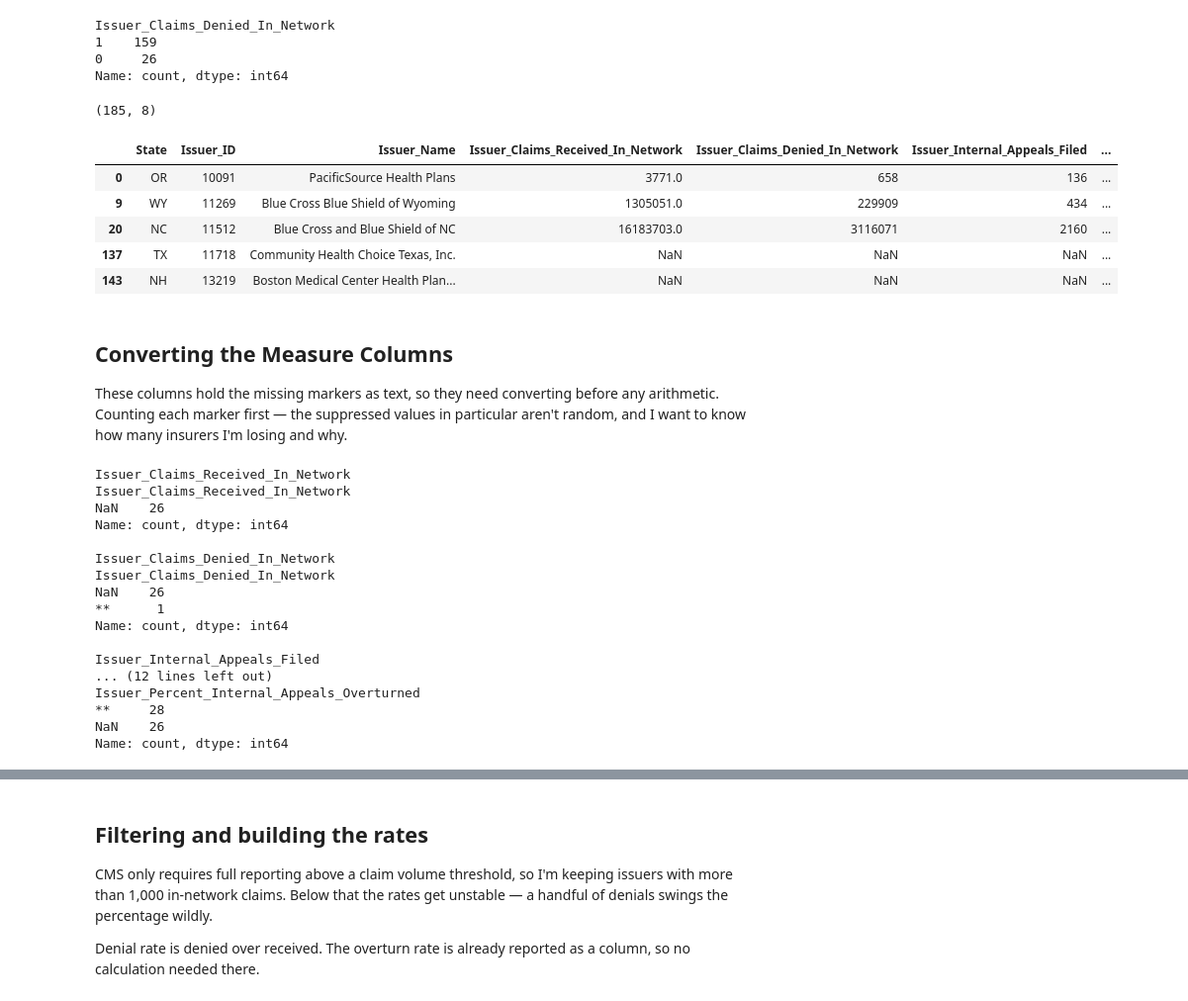
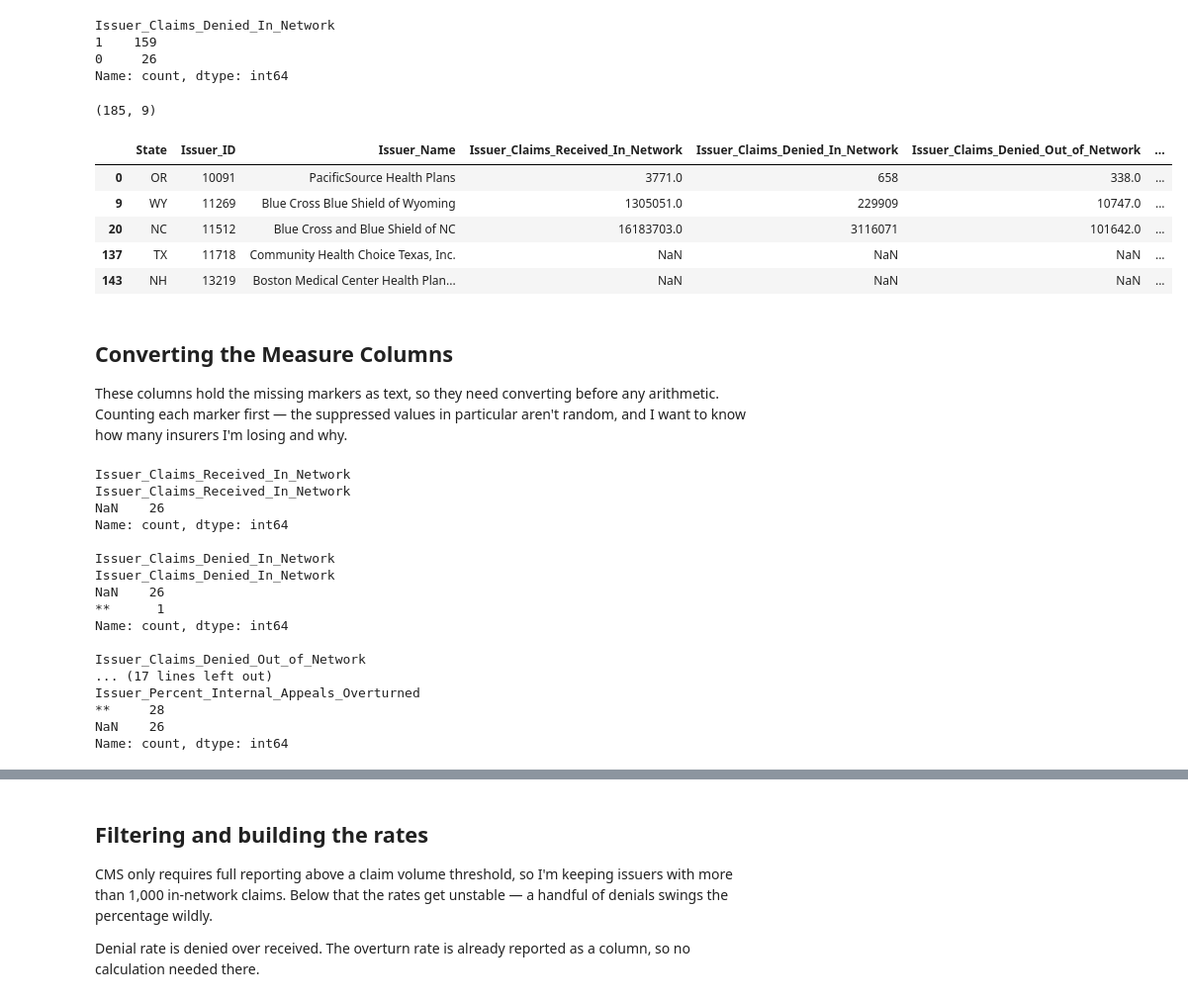
Before and after one commit to wanjirurandolph/Marketplace-Denials-Analysis, a Jupyter notebook: analysis.ipynb, the cells around one changed output, grey strips where cells are left out. Shown at 99% size. Drawn from its saved outputs; the diff is of its cells as text; code cells hidden in the pictures.

```diff
--- a/analysis.ipynb
+++ b/analysis.ipynb
@@ -221,24 +228,25 @@ Name: count, dtype: int64
 # %%
 issuer_cols = [
     "State",
     "Issuer_ID",
     "Issuer_Name",
     "Issuer_Claims_Received_In_Network",
     "Issuer_Claims_Denied_In_Network",
+    "Issuer_Claims_Denied_Out_of_Network",
     "Issuer_Internal_Appeals_Filed",
     "Issuer_Number_Internal_Appeals_Overturned",
     "Issuer_Percent_Internal_Appeals_Overturned",
 ]
 
 issuers = df[issuer_cols].drop_duplicates()
 print(issuers.shape)
 issuers.head()
 # %% [output]
-(185, 8)
+(185, 9)
-|  | State | Issuer_ID | Issuer_Name | Issuer_Claims_Received_In_Network | Issuer_Claims_Denied_In_Network | Issuer_Internal_Appeals_Filed | ... |
-| 0 | OR | 10091 | PacificSource Health Plans | 3771.0 | 658 | 136 | ... |
-| 9 | WY | 11269 | Blue Cross Blue Shield of Wyoming | 1305051.0 | 229909 | 434 | ... |
-| 20 | NC | 11512 | Blue Cross and Blue Shield of NC | 16183703.0 | 3116071 | 2160 | ... |
+|  | State | Issuer_ID | Issuer_Name | Issuer_Claims_Received_In_Network | Issuer_Claims_Denied_In_Network | Issuer_Claims_Denied_Out_of_Network | ... |
+| 0 | OR | 10091 | PacificSource Health Plans | 3771.0 | 658 | 338.0 | ... |
+| 9 | WY | 11269 | Blue Cross Blue Shield of Wyoming | 1305051.0 | 229909 | 10747.0 | ... |
+| 20 | NC | 11512 | Blue Cross and Blue Shield of NC | 16183703.0 | 3116071 | 101642.0 | ... |
 | 137 | TX | 11718 | Community Health Choice Texas, Inc. | NaN | NaN | NaN | ... |
 | 143 | NH | 13219 | Boston Medical Center Health Plan... | NaN | NaN | NaN | ... |
 # %% [markdown]
@@ -251,6 +259,7 @@ random, and I want to know how many insurers I'm losing and why.
 measures = [
     "Issuer_Claims_Received_In_Network",
     "Issuer_Claims_Denied_In_Network",
+    "Issuer_Claims_Denied_Out_of_Network",
     "Issuer_Internal_Appeals_Filed",
     "Issuer_Number_Internal_Appeals_Overturned",
     "Issuer_Percent_Internal_Appeals_Overturned",
@@ -273,8 +282,8 @@ NaN    26
 **      1
 Name: count, dtype: int64
 
-Issuer_Internal_Appeals_Filed
-... (12 lines left out)
+Issuer_Claims_Denied_Out_of_Network
+... (17 lines left out)
 Issuer_Percent_Internal_Appeals_Overturned
 **     28
 NaN    26
```
Also changed, not shown: parts of 16 cells of this notebook, 5 other files.
